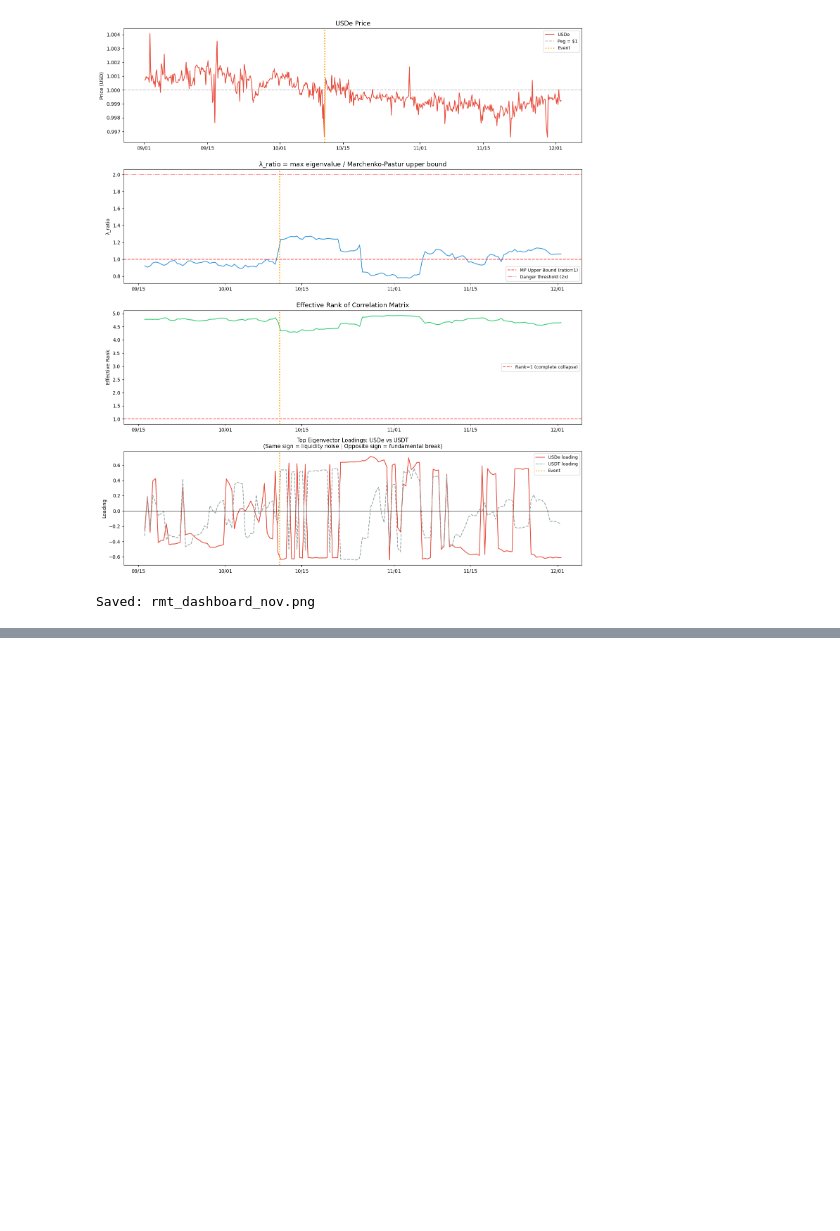
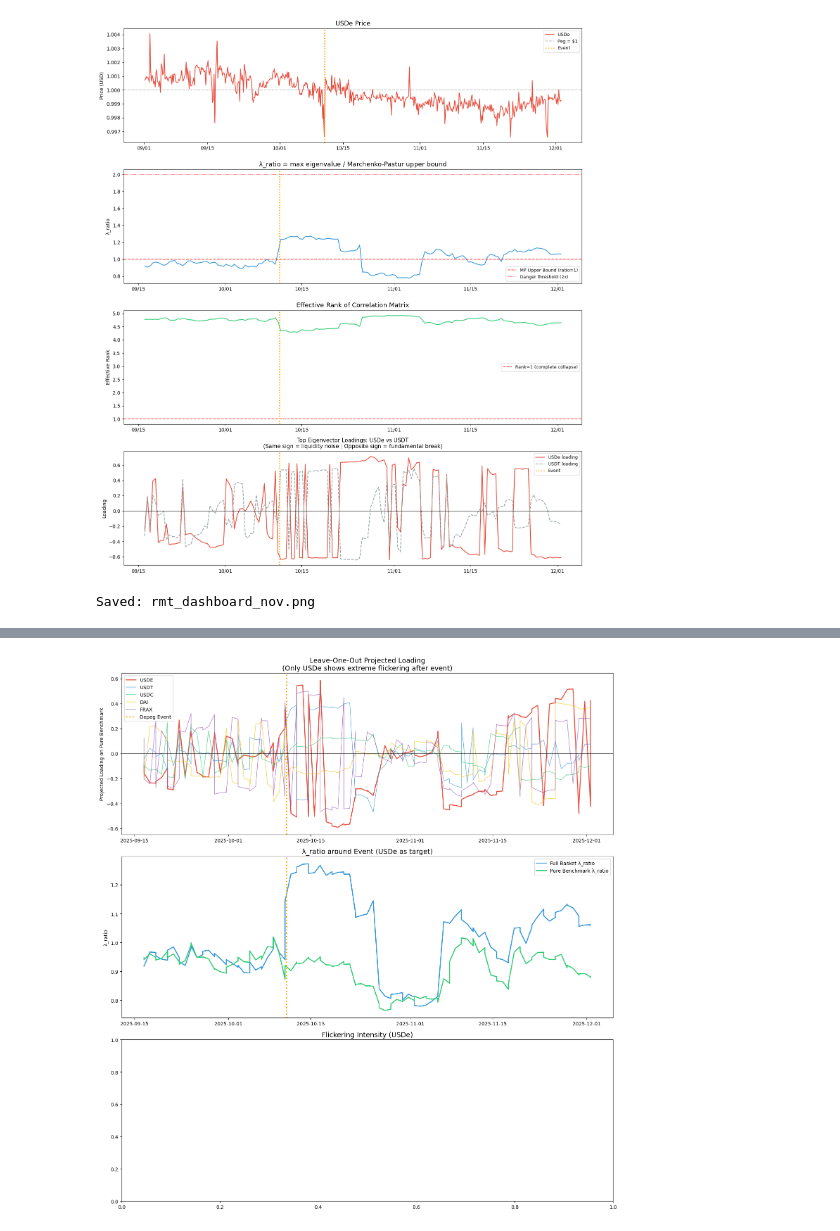
Before and after one commit to pi-btc/USDepinpline, a Jupyter notebook: USDepinpline-nov-english.ipynb, the cells around one changed output, grey strips where cells are left out. Saved outputs shown, nothing was run; the diff lists cells and outputs as text; code cells hidden in the pictures; blank space fills up the shorter version.

```diff
--- a/USDepinpline-nov-english.ipynb
+++ b/USDepinpline-nov-english.ipynb
@@ -236,0 +522,88 @@ Saved: rmt_dashboard_nov.png
+# %%
+def compute_loo_all_assets(log_returns: pd.DataFrame, window=120, step=6):
+    """Perform Leave-One-Out calculation for all assets"""
+    assets = log_returns.columns.tolist()
+    results = {}
+
+    print("Performing Leave-One-Out calculation (each asset as target)...")
+    for target in assets:
+        print(f" Calculating with {target.upper()} as the target asset...")
+        temp_results = []
+        timestamps = []
+
+        for start in range(0, len(log_returns) - window, step):
+            end = start + window
+            window_data = log_returns.iloc[start:end]
+
+            res = rmt_analysis_window_pure(window_data, target_asset=target)
+
+            temp_results.append({
+                "usde_proj_loading" if target == "usde" else f"{target}_proj_loading":
+                res["usde_proj_loading"] if target == "usde" else res.get("usde_proj_loading", np.nan),  # Simplified handling
+                "lambda_ratio_full": res["lambda_ratio_full"],
+                "lambda_ratio_bench": res["lambda_ratio_bench"]
+            })
+            timestamps.append(log_returns.index[end-1].replace(hour=16, minute=0, second=0))
+
+        results[target] = pd.DataFrame(temp_results, index=timestamps)
+
+    return results
+
+
+# ==================== LOO Summary Plot (Final Version) ====================
+def plot_loo_summary(loo_results, event_date="2025-10-10 21:36:00"):
+    """LOO Multi-Asset Comparison Plot"""
+    fig, axes = plt.subplots(3, 1, figsize=(15, 16), sharex=False)
+    event_dt = pd.Timestamp(event_date)
+    assets = ['usde', 'usdt', 'usdc', 'dai', 'frax']
+    colors = ['#e74c3c', '#3498db', '#2ecc71', '#f1c40f', '#9b59b6']
+
+    # Plot 1: Projected Loading Comparison Across Assets (Core)
+    ax1 = axes[0]
+    for asset, color in zip(assets, colors):
+        df = loo_results[asset]
+        col_name = "usde_proj_loading" if asset == "usde" else f"{asset}_proj_loading"
+        if col_name in df.columns:
+            ax1.plot(df.index, df[col_name], color=color,
+                     linewidth=1.8 if asset == "usde" else 1.1,
+                     label=f"{asset.upper()}",
+                     alpha=1.0 if asset == "usde" else 0.7)
+
+    ax1.axvline(x=event_dt, color="orange", linestyle=":", linewidth=2.5, label="Depeg Event")
+    ax1.axhline(y=0, color="black", linestyle="-", alpha=0.5)
+    ax1.set_title("Leave-One-Out Projected Loading\n"
+                  "(Only USDe shows extreme flickering after event)", fontsize=14)
+    ax1.set_ylabel("Projected Loading on Pure Benchmark")
+    ax1.legend(fontsize=10)
+
+    # Plot 2: λ_ratio Full vs Bench (USDe)
+    ax2 = axes[1]
+    df_usde = loo_results['usde']
+    ax2.plot(df_usde.index, df_usde["lambda_ratio_full"],
+             color="#3498db", linewidth=2, label="Full Basket λ_ratio")
+    ax2.plot(df_usde.index, df_usde["lambda_ratio_bench"],
+             color="#2ecc71", linewidth=2, label="Pure Benchmark λ_ratio")
+    ax2.axvline(x=event_dt, color="orange", linestyle=":", linewidth=2.5)
+    ax2.set_title("λ_ratio around Event (USDe as target)", fontsize=14)
+    ax2.set_ylabel("λ_ratio")
+    ax2.legend()
+
+    # Plot 3: Flickering Rate (USDe)
+    df = df_usde.copy()
+    # Note: loading_same_sign_full can be merged from previous results if needed
+    ax3 = axes[2]
+    ax3.set_title("Flickering Intensity (USDe)", fontsize=14)
+
+    plt.tight_layout()
+    plt.savefig("loo_summary_final_nov.png", dpi=150, bbox_inches="tight")
+    plt.show()
+    print("✅ LOO Summary chart saved: loo_summary_final_nov.png")
+
+
+# ====================== Execution ======================
+# First compute LOO results for all assets
+loo_results = compute_loo_all_assets(log_ret, window=90, step=4)
+
+# Plot the summary
+plot_loo_summary(loo_results)
+# %% [output]
@@ -236,0 +616 @@ Saved: rmt_dashboard_nov.png
+[figure, added]
```
Also changed, not shown: parts of 7 cells of this notebook, 1 other file.
